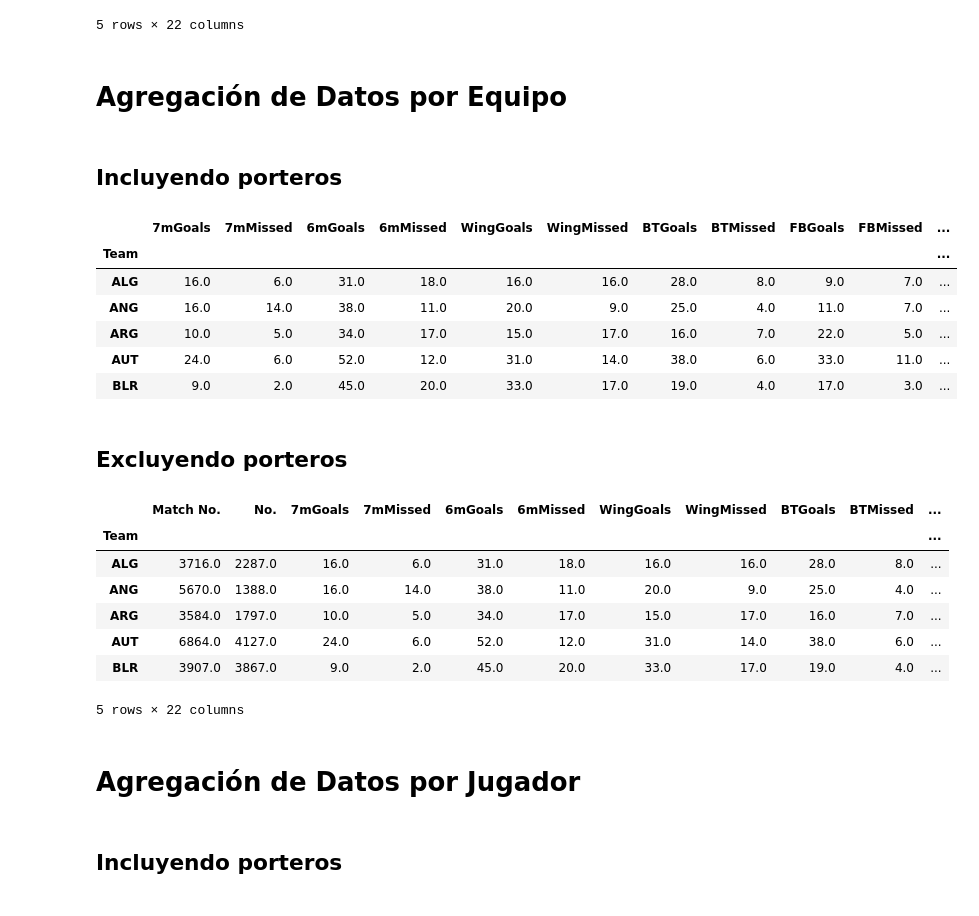
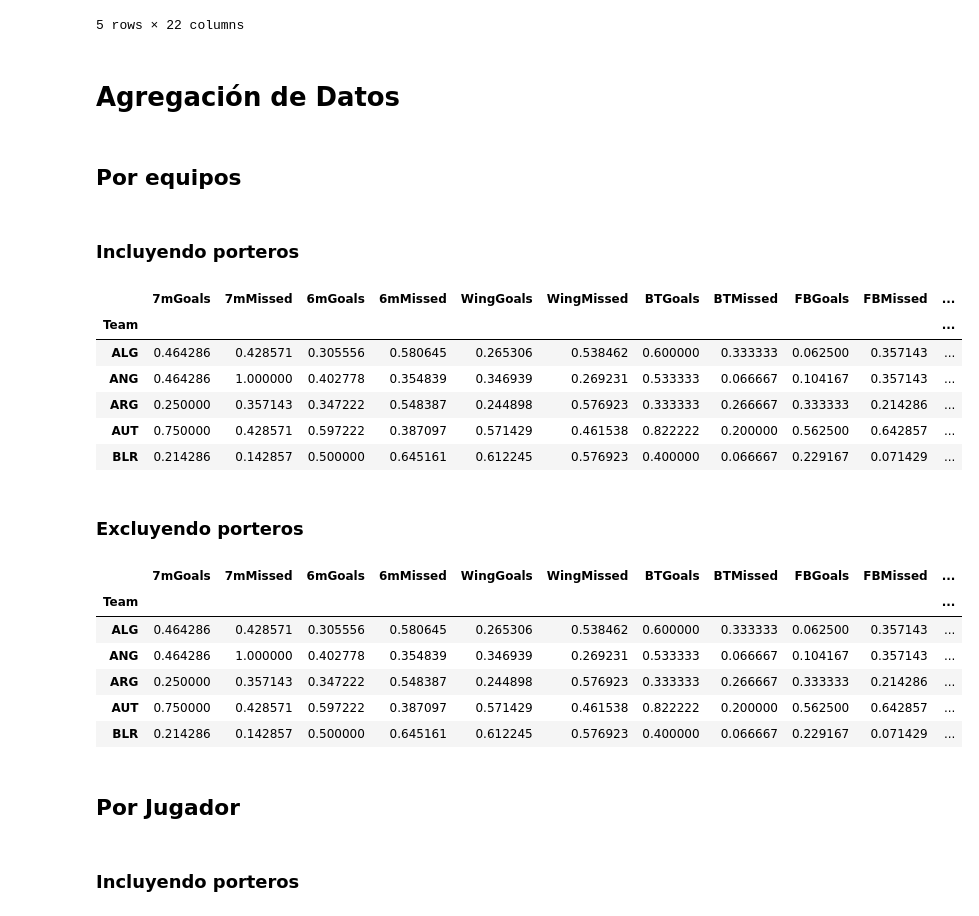
Before and after one commit to SergioMartinezCid/MUII-DSI-2022-23, a Jupyter notebook: Clustering/DSI_Trabajo_Clústering.ipynb, the cells around one changed output. Cells and saved outputs as stored; diff of their text form; code cells hidden in the pictures.

```diff
--- a/Clustering/DSI_Trabajo_Clústering.ipynb
+++ b/Clustering/DSI_Trabajo_Clústering.ipynb
@@ -25,6 +29,9 @@ CSVORIGINAL.csv     100%[===================>] 342.61K  --.-KB/s    in 0.03s
 import pandas as pd
 import matplotlib.pyplot as plt
 import numpy as np
+from sklearn import preprocessing
+min_max_scaler = preprocessing.MinMaxScaler()
+from sklearn.decomposition import PCA
 # %%
 original_df = pd.read_csv('CSVORIGINAL.csv', delimiter='\t', decimal=',')
 # %%
@@ -75,49 +74,61 @@ only_goalkeepers.head()
 | 28 | ALSHUWAIKH Qasim | 0.0 | 0.0 | 0.0 | 0.0 | 0.0 | 0.0 | 0.0 | 0.0 | 0.0 | ... |
 5 rows × 22 columns
 # %% [markdown]
-# Agregación de Datos por Equipo
+# Agregación de Datos
+# %% [markdown]
+## Por equipos
 # %% [markdown]
-## Incluyendo porteros
+### Incluyendo porteros
 # %%
 # Quitamos Phase, Match No., Match, No. y Name por ser columnas identificativas que no son relevantes para los equipos
 team_goalkeepers_df = original_df.drop(['Phase', 'Match No.', 'Match', 'No.', 'Name'], axis=1)
+
 # Quitamos Time porque para los equipos no es relevante porque jugarán más los que lleguen a la final
-team_goalkeepers_df = team_goalkeepers_df.drop('Time',axis=1)
+#team_goalkeepers_df = team_goalkeepers_df.drop('Time',axis=1)
+# Quitamos Scoring porque es info agregada de los demás datos
+team_goalkeepers_df = team_goalkeepers_df.drop('scoring',axis=1)
 # Establecer la columna Team como index porque es una columna identificativa
 team_goalkeepers_df = team_goalkeepers_df.groupby(['Team'], as_index=True).sum()
+
+# Normalizamos los datos
+team_goalkeepers_df[['7mGoals', '7mMissed', '6mGoals', '6mMissed', 'WingGoals', 'WingMissed', 'BTGoals', 'BTMissed', 'FBGoals', 'FBMissed', 'EGGoals', 'EGMissed', '9mGoals', '9mMissed', 'TF', '2Min', 'AS', 'ST', 'BS']] = min_max_scaler.fit_transform(team_goalkeepers_df[['7mGoals', '7mMissed', '6mGoals', '6mMissed', 'WingGoals', 'WingMissed', 'BTGoals', 'BTMissed', 'FBGoals', 'FBMissed', 'EGGoals', 'EGMissed', '9mGoals', '9mMissed', 'TF', '2Min', 'AS', 'ST', 'BS']])
 team_goalkeepers_df.head()
 # %% [output]
 |  | 7mGoals | 7mMissed | 6mGoals | 6mMissed | WingGoals | WingMissed | BTGoals | BTMissed | FBGoals | FBMissed | ... |
 | Team |  |  |  |  |  |  |  |  |  |  | ... |
-| ALG | 16.0 | 6.0 | 31.0 | 18.0 | 16.0 | 16.0 | 28.0 | 8.0 | 9.0 | 7.0 | ... |
-| ANG | 16.0 | 14.0 | 38.0 | 11.0 | 20.0 | 9.0 | 25.0 | 4.0 | 11.0 | 7.0 | ... |
-| ARG | 10.0 | 5.0 | 34.0 | 17.0 | 15.0 | 17.0 | 16.0 | 7.0 | 22.0 | 5.0 | ... |
-| AUT | 24.0 | 6.0 | 52.0 | 12.0 | 31.0 | 14.0 | 38.0 | 6.0 | 33.0 | 11.0 | ... |
-| BLR | 9.0 | 2.0 | 45.0 | 20.0 | 33.0 | 17.0 | 19.0 | 4.0 | 17.0 | 3.0 | ... |
+| ALG | 0.464286 | 0.428571 | 0.305556 | 0.580645 | 0.265306 | 0.538462 | 0.600000 | 0.333333 | 0.062500 | 0.357143 | ... |
+| ANG | 0.464286 | 1.000000 | 0.402778 | 0.354839 | 0.346939 | 0.269231 | 0.533333 | 0.066667 | 0.104167 | 0.357143 | ... |
+| ARG | 0.250000 | 0.357143 | 0.347222 | 0.548387 | 0.244898 | 0.576923 | 0.333333 | 0.266667 | 0.333333 | 0.214286 | ... |
+| AUT | 0.750000 | 0.428571 | 0.597222 | 0.387097 | 0.571429 | 0.461538 | 0.822222 | 0.200000 | 0.562500 | 0.642857 | ... |
+| BLR | 0.214286 | 0.142857 | 0.500000 | 0.645161 | 0.612245 | 0.576923 | 0.400000 | 0.066667 | 0.229167 | 0.071429 | ... |
 # %% [markdown]
-## Excluyendo porteros
+### Excluyendo porteros
 # %%
 # Eliminamos los porteros
 team_no_goalkeepers_df = original_df.copy()
 team_no_goalkeepers_df = team_no_goalkeepers_df[~team_no_goalkeepers_df['Name'].isin(only_goalkeepers['Name'])]
 # Quitamos Phase, Match No., Match, No. y Name por ser columnas identificativas que no son relevantes para los equipos
-team_goalkeepers_df = original_df.drop(['Phase', 'Match No.', 'Match', 'No.', 'Name'], axis=1)
+team_no_goalkeepers_df = original_df.drop(['Phase', 'Match No.', 'Match', 'No.', 'Name'], axis=1)
 # Quitamos Time porque para los equipos no es relevante porque jugarán más los que lleguen a la final
-team_no_goalkeepers_df = team_no_goalkeepers_df.drop('Time',axis=1)
+#team_no_goalkeepers_df = team_no_goalkeepers_df.drop('Time',axis=1)
+# Quitamos Scoring porque es info agregada de los demás datos
+team_no_goalkeepers_df = team_no_goalkeepers_df.drop('scoring',axis=1)
 # Establecer la columna Team como index porque es una columna identificativa
 team_no_goalkeepers_df = team_no_goalkeepers_df.groupby(['Team'], as_index=True).sum()
+# Normalizamos los datos
+team_no_goalkeepers_df[['7mGoals', '7mMissed', '6mGoals', '6mMissed', 'WingGoals', 'WingMissed', 'BTGoals', 'BTMissed', 'FBGoals', 'FBMissed', 'EGGoals', 'EGMissed', '9mGoals', '9mMissed', 'TF', '2Min', 'AS', 'ST', 'BS']] = min_max_scaler.fit_transform(team_no_goalkeepers_df[['7mGoals', '7mMissed', '6mGoals', '6mMissed', 'WingGoals', 'WingMissed', 'BTGoals', 'BTMissed', 'FBGoals', 'FBMissed', 'EGGoals', 'EGMissed', '9mGoals', '9mMissed', 'TF', '2Min', 'AS', 'ST', 'BS']])
+
 team_no_goalkeepers_df.head()
 # %% [output]
-|  | Match No. | No. | 7mGoals | 7mMissed | 6mGoals | 6mMissed | WingGoals | WingMissed | BTGoals | BTMissed | ... |
+|  | 7mGoals | 7mMissed | 6mGoals | 6mMissed | WingGoals | WingMissed | BTGoals | BTMissed | FBGoals | FBMissed | ... |
 | Team |  |  |  |  |  |  |  |  |  |  | ... |
-| ALG | 3716.0 | 2287.0 | 16.0 | 6.0 | 31.0 | 18.0 | 16.0 | 16.0 | 28.0 | 8.0 | ... |
-| ANG | 5670.0 | 1388.0 | 16.0 | 14.0 | 38.0 | 11.0 | 20.0 | 9.0 | 25.0 | 4.0 | ... |
-| ARG | 3584.0 | 1797.0 | 10.0 | 5.0 | 34.0 | 17.0 | 15.0 | 17.0 | 16.0 | 7.0 | ... |
-| AUT | 6864.0 | 4127.0 | 24.0 | 6.0 | 52.0 | 12.0 | 31.0 | 14.0 | 38.0 | 6.0 | ... |
-| BLR | 3907.0 | 3867.0 | 9.0 | 2.0 | 45.0 | 20.0 | 33.0 | 17.0 | 19.0 | 4.0 | ... |
+| ALG | 0.464286 | 0.428571 | 0.305556 | 0.580645 | 0.265306 | 0.538462 | 0.600000 | 0.333333 | 0.062500 | 0.357143 | ... |
+| ANG | 0.464286 | 1.000000 | 0.402778 | 0.354839 | 0.346939 | 0.269231 | 0.533333 | 0.066667 | 0.104167 | 0.357143 | ... |
+| ARG | 0.250000 | 0.357143 | 0.347222 | 0.548387 | 0.244898 | 0.576923 | 0.333333 | 0.266667 | 0.333333 | 0.214286 | ... |
+| AUT | 0.750000 | 0.428571 | 0.597222 | 0.387097 | 0.571429 | 0.461538 | 0.822222 | 0.200000 | 0.562500 | 0.642857 | ... |
+| BLR | 0.214286 | 0.142857 | 0.500000 | 0.645161 | 0.612245 | 0.576923 | 0.400000 | 0.066667 | 0.229167 | 0.071429 | ... |
-5 rows × 22 columns
-# %% [markdown]
-# Agregación de Datos por Jugador
+# %% [markdown]
+## Por Jugador
 # %%
 # Quitamos Phase, Match No., Match, No. y Team por ser columnas identificativas que no son relevantes para los jugadores
 player_df = original_df.drop(['Phase', 'Match No.', 'Match', 'No.', 'Team'], axis=1)
@@ -124,2 +137,2 @@ player_df = original_df.drop(['Phase', 'Match No.', 'Match', 'No.', 'Team'], axi
 # %% [markdown]
-## Incluyendo porteros
+### Incluyendo porteros
```
Also changed, not shown: parts of 24 cells of this notebook.
